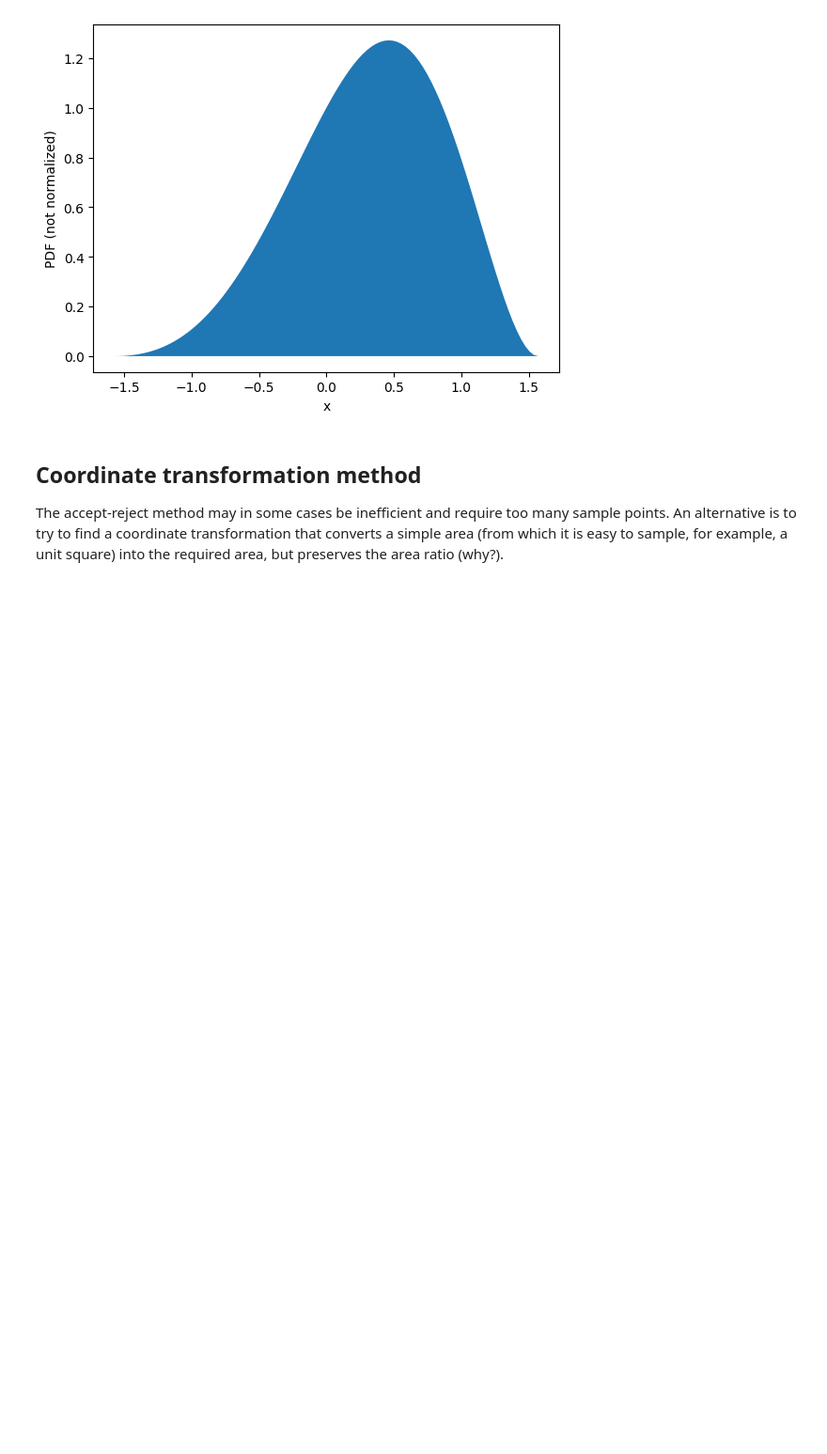
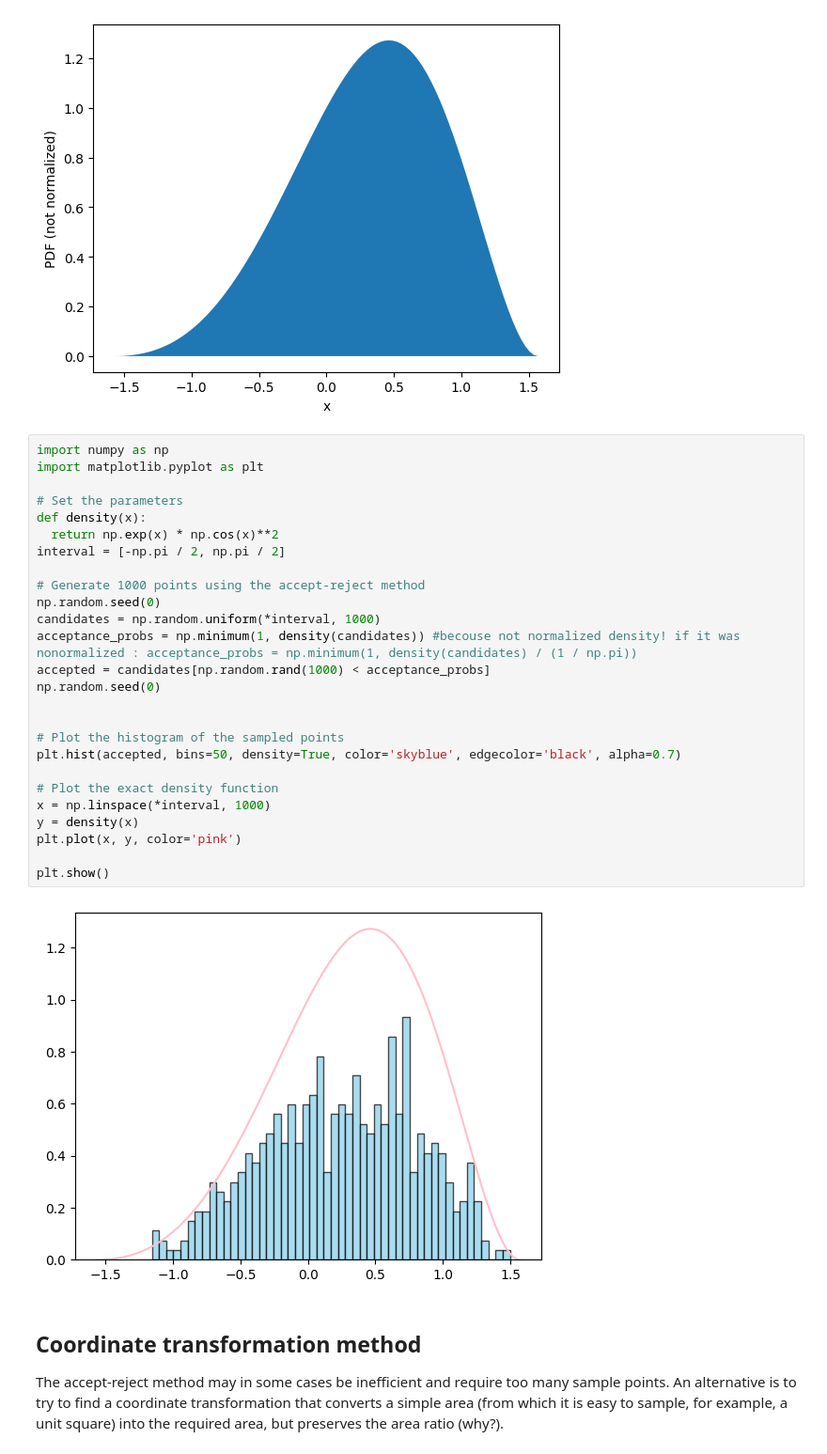
Before and after one commit to Ma-sh-a/Statprak, a Jupyter notebook: 3. random.ipynb, the cells around one changed output. Shown at 94% size. Saved outputs shown, nothing was run; the diff lists cells and outputs as text; blank space fills up the shorter version.

```diff
--- a/3. random.ipynb
+++ b/3. random.ipynb
@@ -341,6 +338,34 @@ plt.xlabel('x')
 plt.show()
 # %% [output]
 [figure]
+# %%
+import numpy as np
+import matplotlib.pyplot as plt
+
+# Set the parameters
+def density(x):
+  return np.exp(x) * np.cos(x)**2
+interval = [-np.pi / 2, np.pi / 2]
+
+# Generate 1000 points using the accept-reject method
+np.random.seed(0)
+candidates = np.random.uniform(*interval, 1000)
+acceptance_probs = np.minimum(1, density(candidates)) #becouse not normalized density! if it was nonormalized : acceptance_probs = np.minimum(1, density(candidates) / (1 / np.pi))
+accepted = candidates[np.random.rand(1000) < acceptance_probs]
+np.random.seed(0)
+
+
+# Plot the histogram of the sampled points
+plt.hist(accepted, bins=50, density=True, color='skyblue', edgecolor='black', alpha=0.7)
+
+# Plot the exact density function
+x = np.linspace(*interval, 1000)
+y = density(x)
+plt.plot(x, y, color='pink')
+
+plt.show()
+# %% [output]
+[figure, added]
 # %% [markdown]
 ## Coordinate transformation method
 
```
Also changed, not shown: parts of 3 cells of this notebook.
